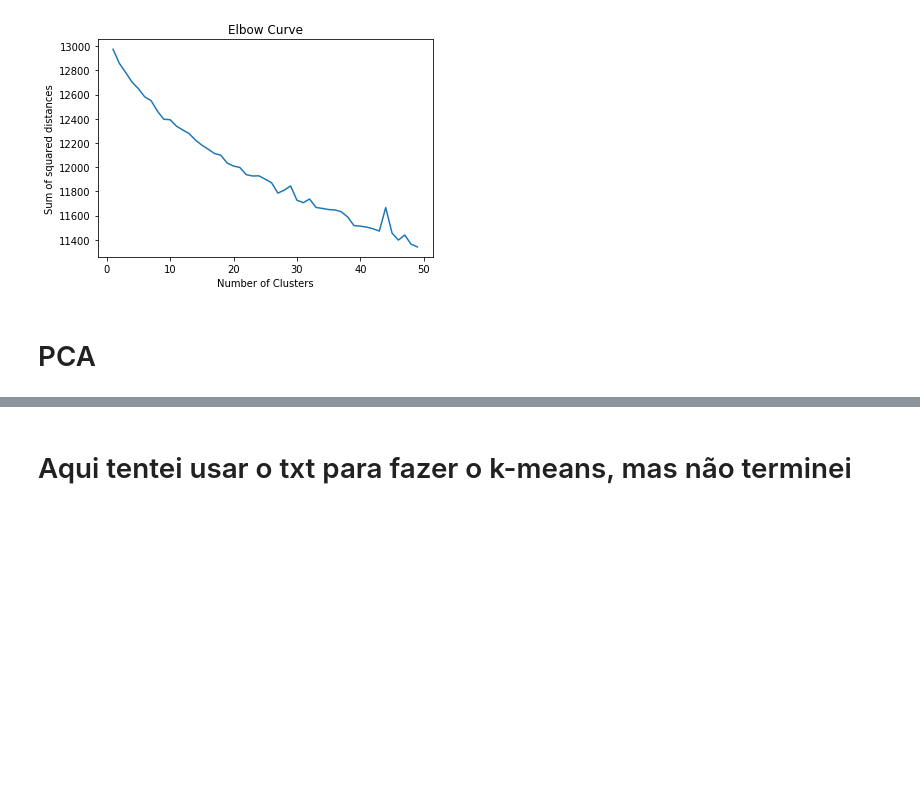
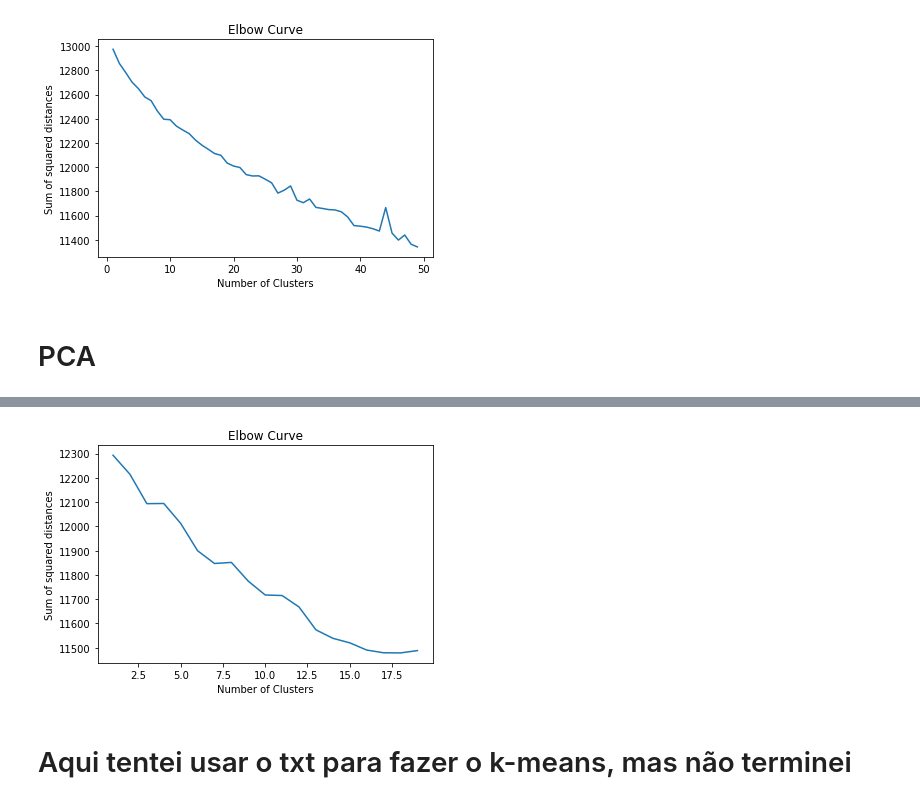
Before and after one commit to ferseiti/mo444a, a Jupyter notebook: trabalho3/trabalho3.ipynb, the cells around one changed output, grey strips where cells are left out. Drawn from its saved outputs; the diff is of its cells as text; code cells hidden in the pictures; blank space fills up the shorter version.

Commit message:
Elbow curve after PCA
Signed-off-by: Fernando Seiti Furusato <ferseiti@gmail.com>

```diff
--- a/trabalho3/trabalho3.ipynb
+++ b/trabalho3/trabalho3.ipynb
@@ -176,6 +194,11 @@ if run:
 # %%
-variances = []
-for i in range(800, 1203, 10):
+for i in range(1000, 0, -10):
     pca = PCA(n_components=i)
     dataset_PCA = pca.fit_transform(dataset)
-    variances.append(np.sum(pca.explained_variance_ratio_))
+    total_variance = np.sum(pca.explained_variance_ratio_)
+    if i % 20 == 0:
+        print('{} components. Total variance: {}'.format(i, total_variance))
+    if total_variance <= 0.95:
+        print(i)
+        print(total_variance)
+        break
@@ -182,5 +209,8 @@ for i in range(800, 1203, 10):
+# %%
+pca = PCA(n_components=980)
+dataset_PCA = pca.fit_transform(dataset)
 # %%
-N = 14
+N = 17
 verbose = False
 
 km_PCA = KMeans(n_clusters=N, init='k-means++', max_iter=300, n_init=1, n_jobs=6,
@@ -251,0 +283,14 @@ Cluster 13: Elderly care faces 'catastrophe'
+# %%
+run = True
+if run:
+    Nc = range(1, 20)
+
+    kmeans = []
+    score = []
+
+    for i in Nc:
+        kmeans.append(KMeans(n_clusters=i, n_jobs=6))
+
+    for i in range(len(kmeans)):
+        print('Fitting kmeans with {} clusters'.format(kmeans[i].n_clusters))
+        score.append(kmeans[i].fit(dataset_PCA).inertia_)
@@ -252,3 +317,16 @@ Cluster 13: Elderly care faces 'catastrophe'
+# %%
+if run:
+    plt.plot(Nc,score)
+
+    plt.xlabel('Number of Clusters')
+
+    plt.ylabel('Sum of squared distances')
+
+    plt.title('Elbow Curve')
+
+    plt.show()
+# %% [output]
+[figure, added]
 # %% [markdown]
 # Aqui tentei usar o txt para fazer o k-means, mas não terminei
 # %%
```
Also changed, not shown: parts of 7 cells of this notebook.
